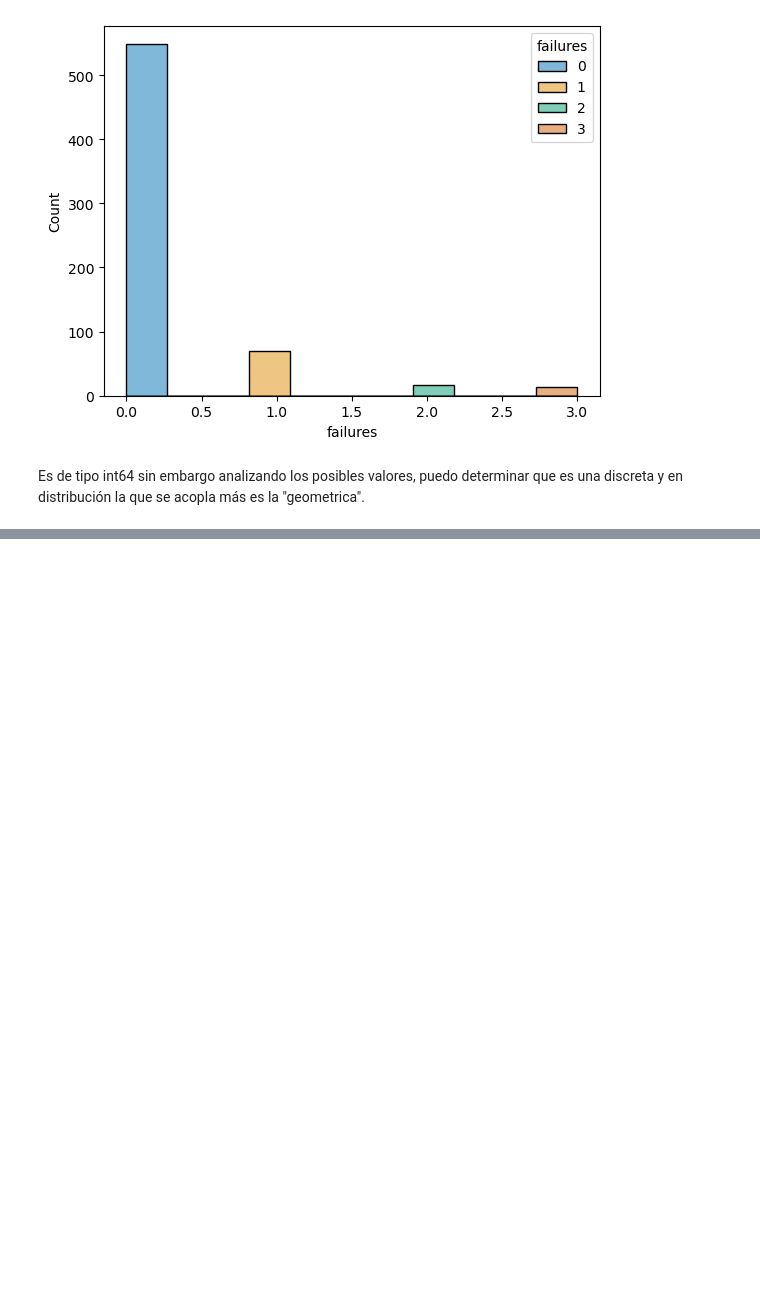
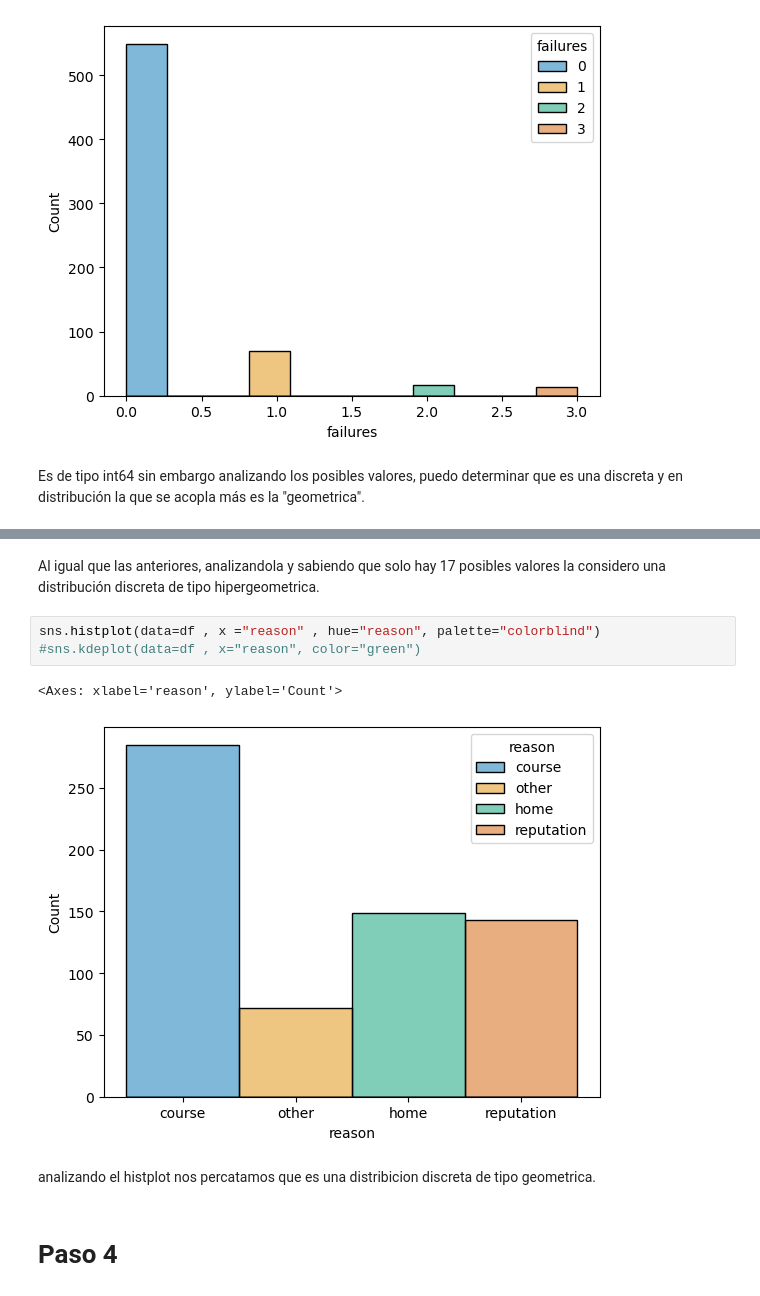
Before and after one commit to alan19720/actividad3, a Jupyter notebook: Actividad3.ipynb, the cells around one changed output, grey strips where cells are left out. Cells and saved outputs as stored; diff of their text form; blank space fills up the shorter version.

Commit message:
paso4

```diff
--- a/Actividad3.ipynb
+++ b/Actividad3.ipynb
@@ -89,0 +88,12 @@ Analizandola la considero una distribución continua de tipo
+# %% [markdown]
+Al igual que las anteriores, analizandola y sabiendo que solo hay 17 posibles valores la considero una distribución discreta de tipo hipergeometrica.
+# %%
+sns.histplot(data=df , x ="reason" , hue="reason", palette="colorblind")
+#sns.kdeplot(data=df , x="reason", color="green")
+# %% [output]
+<Axes: xlabel='reason', ylabel='Count'>
+[figure, added]
+# %% [markdown]
+analizando el histplot nos percatamos que es una distribicion discreta de tipo geometrica.
+# %% [markdown]
+# Paso 4
```
Also changed, not shown: parts of 9 cells of this notebook.
